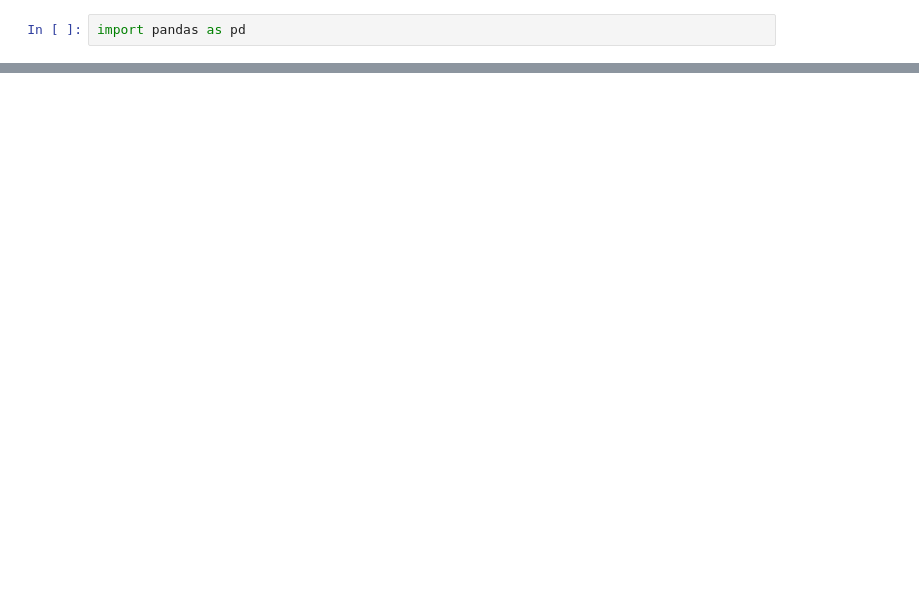
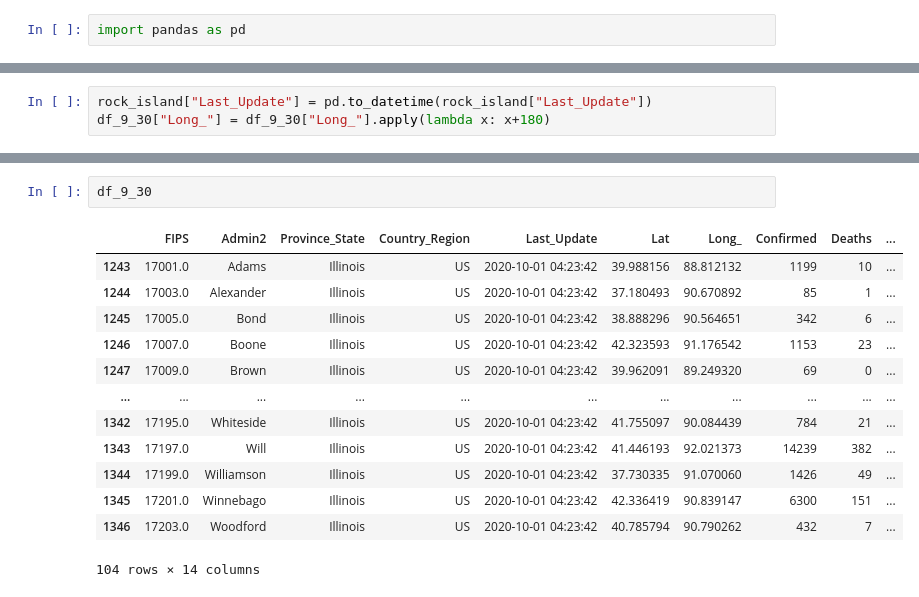
Before and after one commit to saumilkt/Covid-Illinois, a Jupyter notebook: september_15_to_30/September 15-30.ipynb, the cells around one changed output, grey strips where cells are left out. Cells and saved outputs as stored; diff of their text form; blank space fills up the shorter version.

```diff
--- a/september_15_to_30/September 15-30.ipynb
+++ b/september_15_to_30/September 15-30.ipynb
@@ -178,0 +246,3 @@ for index, row in df_9_30.iterrows():
+# %%
+rock_island["Last_Update"] = pd.to_datetime(rock_island["Last_Update"])
+df_9_30["Long_"] = df_9_30["Long_"].apply(lambda x: x+180)
@@ -178,0 +309,16 @@ for index, row in df_9_30.iterrows():
+# %%
+df_9_30
+# %% [output]
+|  | FIPS | Admin2 | Province_State | Country_Region | Last_Update | Lat | Long_ | Confirmed | Deaths | ... |
+| 1243 | 17001.0 | Adams | Illinois | US | 2020-10-01 04:23:42 | 39.988156 | 88.812132 | 1199 | 10 | ... |
+| 1244 | 17003.0 | Alexander | Illinois | US | 2020-10-01 04:23:42 | 37.180493 | 90.670892 | 85 | 1 | ... |
+| 1245 | 17005.0 | Bond | Illinois | US | 2020-10-01 04:23:42 | 38.888296 | 90.564651 | 342 | 6 | ... |
+| 1246 | 17007.0 | Boone | Illinois | US | 2020-10-01 04:23:42 | 42.323593 | 91.176542 | 1153 | 23 | ... |
+| 1247 | 17009.0 | Brown | Illinois | US | 2020-10-01 04:23:42 | 39.962091 | 89.249320 | 69 | 0 | ... |
+| ... | ... | ... | ... | ... | ... | ... | ... | ... | ... | ... |
+| 1342 | 17195.0 | Whiteside | Illinois | US | 2020-10-01 04:23:42 | 41.755097 | 90.084439 | 784 | 21 | ... |
+| 1343 | 17197.0 | Will | Illinois | US | 2020-10-01 04:23:42 | 41.446193 | 92.021373 | 14239 | 382 | ... |
+| 1344 | 17199.0 | Williamson | Illinois | US | 2020-10-01 04:23:42 | 37.730335 | 91.070060 | 1426 | 49 | ... |
+| 1345 | 17201.0 | Winnebago | Illinois | US | 2020-10-01 04:23:42 | 42.336419 | 90.839147 | 6300 | 151 | ... |
+| 1346 | 17203.0 | Woodford | Illinois | US | 2020-10-01 04:23:42 | 40.785794 | 90.790262 | 432 | 7 | ... |
+104 rows × 14 columns
```
Also changed, not shown: parts of 46 cells of this notebook, 2 other files.
